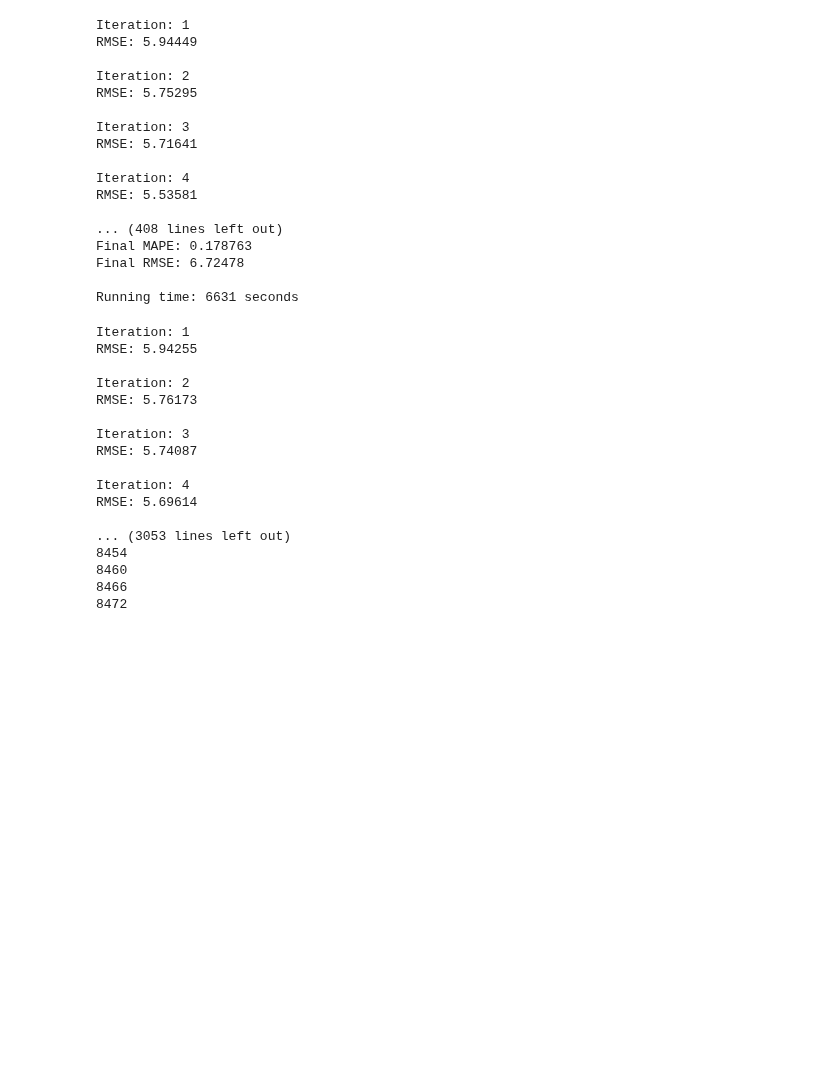
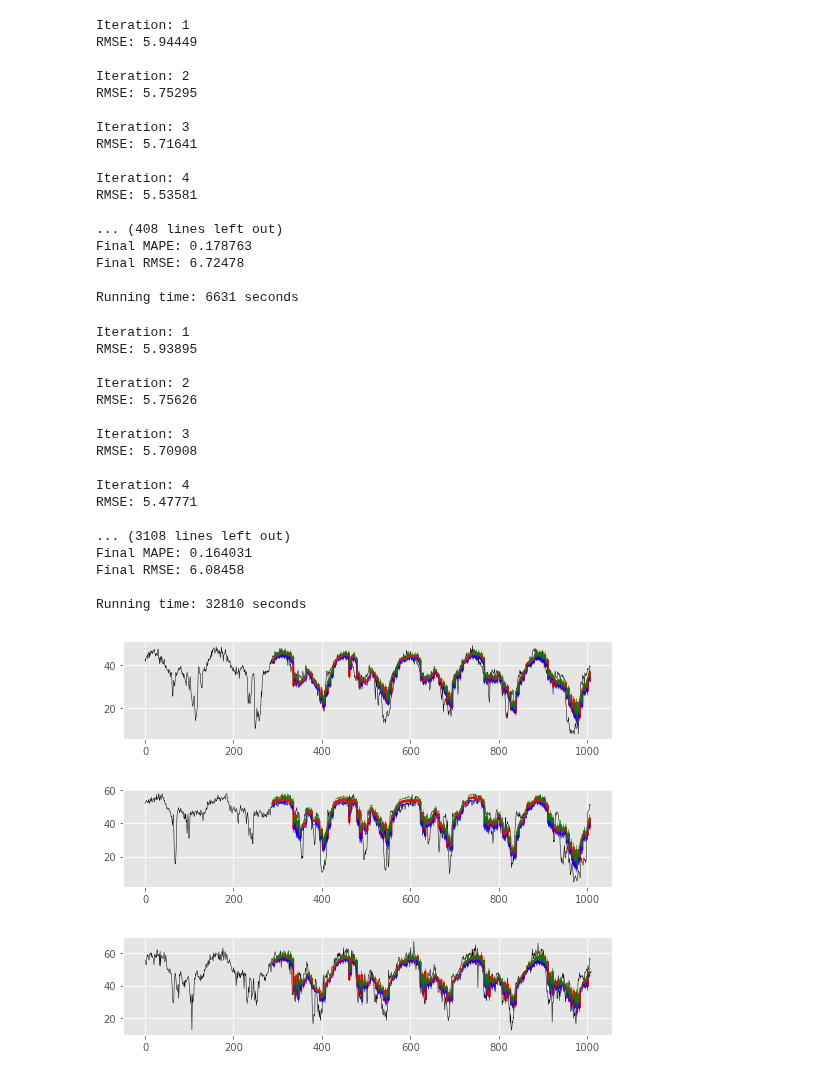
Before and after one commit to xinychen/Tensor4ML, a Jupyter notebook: content/BTMF.ipynb, the cells around one changed output. Saved outputs shown, nothing was run; the diff lists cells and outputs as text; code cells hidden in the pictures; blank space fills up the shorter version.

```diff
--- a/content/BTMF.ipynb
+++ b/content/BTMF.ipynb
@@ -611,7 +611,8 @@ def BTMF_4cast(mat, binary_mat, num_step, time_lags, init, gibbs_iter):
         for t in range(num_step):
             var = X_new[X.shape[0] + t - 1 - time_lags, :].reshape([rank * d])
             X_new = np.append(X_new, np.matmul(A.T, var).reshape([1, rank]), axis = 0)
-        mat_hat[:, :, it] = np.random.normal(np.matmul(W, X_new[-1 - num_step : -1, :].T), 1 / tau) # dim1 * num_step
+#         mat_hat[:, :, it] = np.random.normal(np.matmul(W, X_new[-1 - num_step : -1, :].T), 1 / tau) # dim1 * num_step
+        mat_hat[:, :, it] = np.matmul(W, X_new[-1 - num_step : -1, :].T) # dim1 * num_step
     return mat_hat, W, X_new, tau, A
 # %%
 def forecastor(dense_mat, sparse_mat, init, time_lags,
@@ -751,26 +752,52 @@ start_time = dim2 - num_roll * num_step
 init = {"W": 0.1 * np.random.rand(dim1, rank),
         "X": 0.1 * np.random.rand(start_time, rank)}
 burn_iter = 1000
-gibbs_iter = 20
+gibbs_iter = 100
 result = forecastor(dense_mat, sparse_mat, init, time_lags,
                     num_roll, start_time, num_step, burn_iter, gibbs_iter)
 end = time.time()
 print('Running time: %d seconds'%(end - start))
 # %% [output]
 Iteration: 1
-RMSE: 5.94255
+RMSE: 5.93895
 
 Iteration: 2
-RMSE: 5.76173
+RMSE: 5.75626
 
 Iteration: 3
-RMSE: 5.74087
+RMSE: 5.70908
 
 Iteration: 4
-RMSE: 5.69614
+RMSE: 5.47771
 
-... (3053 lines left out)
-8454
-8460
-8466
-8472
+... (3108 lines left out)
+Final MAPE: 0.164031
+Final RMSE: 6.08458
+
+Running time: 32810 seconds
+# %%
+mat_hat10 = np.percentile(result, 5, axis = 2)
+mat_hat90 = np.percentile(result, 95, axis = 2)
+mat_hat = np.mean(result, axis = 2)
+# %%
+X = dense_mat.copy()
+pred_steps = int(num_roll * num_step)
+tv = 144
+# %%
+import matplotlib.pyplot as plt
+plt.style.use('ggplot')
+figsize = 2
+for i in range(3):
+    fig = plt.figure(figsize = (4 * figsize, 1 * figsize))
+    ax = fig.add_axes([0.13, 0.28, 0.85, 0.68])
+    plt.plot(X[i, 54 * tv :], color = "black", linewidth = 0.5)
+    plt.plot(list(range(X.shape[1] - pred_steps - 54 * tv, X.shape[1] - 54 * tv)),
+             mat_hat[i, :], color = "#e3120b", linewidth = 2.0)
+    plt.plot(list(range(X.shape[1] - pred_steps - 54 * tv, X.shape[1] - 54 * tv)),
+             mat_hat10[i, :], color = "blue", linewidth = 0.5)
+    plt.plot(list(range(X.shape[1] - pred_steps - 54 * tv, X.shape[1] - 54 * tv)),
+             mat_hat90[i, :], color = "green", linewidth = 0.5)
+# %% [output]
+[figure, added]
+[figure, added]
+[figure, added]
```
Also changed, not shown: parts of 6 cells of this notebook.
